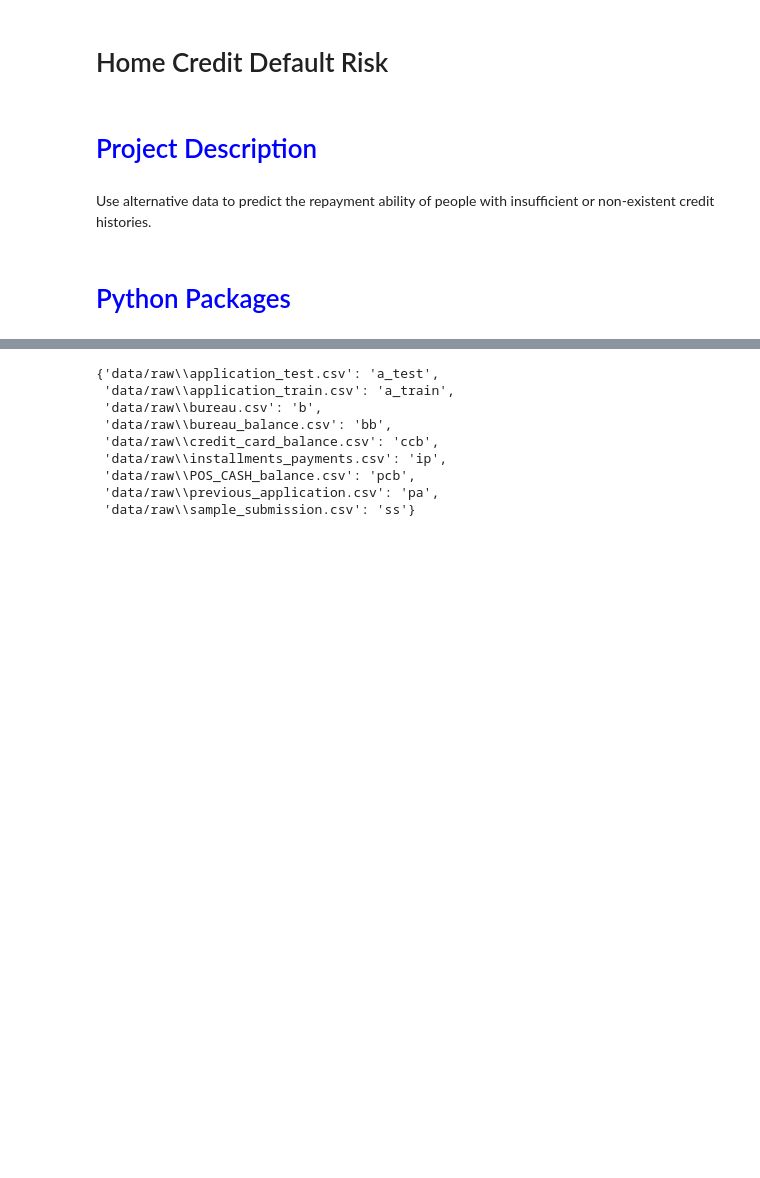
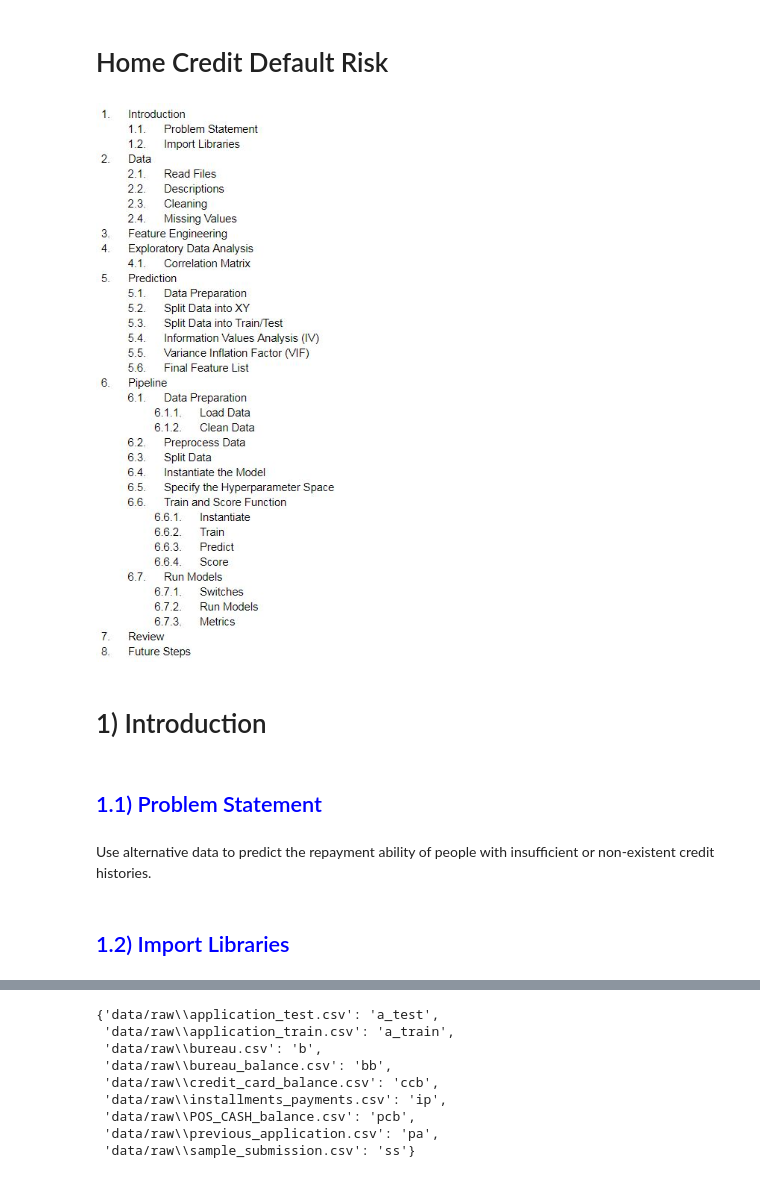
Before and after one commit to milesin3d/HomeCreditDefaultRisk, a Jupyter notebook: HomeCreditDefaultRisk.ipynb, the cells around one changed output, grey strips where cells are left out. Cells and saved outputs as stored; diff of their text form; code cells hidden in the pictures; blank space fills up the shorter version.

```diff
--- a/HomeCreditDefaultRisk.ipynb
+++ b/HomeCreditDefaultRisk.ipynb
@@ -1,10 +1,18 @@
 # %% [markdown]
 # Home Credit Default Risk
+# %%
+# outline picture
+from IPython.display import Image
+Image(filename='images/project_outline_2019_05_22.jpg')
+# %% [output]
+[figure, added]
+# %% [markdown]
+# 1) Introduction
 # %% [markdown]
-# <font color='blue'>Project Description</font>
+## <font color='blue'>1.1) Problem Statement</font>
 # %% [markdown]
 Use alternative data to predict the repayment ability of people with insufficient or non-existent credit histories.
 # %% [markdown]
-# <font color='blue'>Python Packages</font>
+## <font color='blue'>1.2) Import Libraries</font>
 # %%
 # python packages used throughout the project
```
Also changed, not shown: parts of 134 cells of this notebook.
